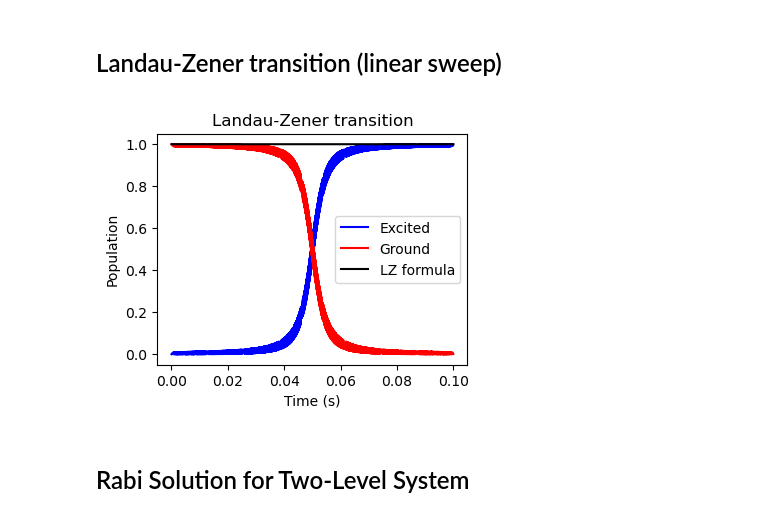
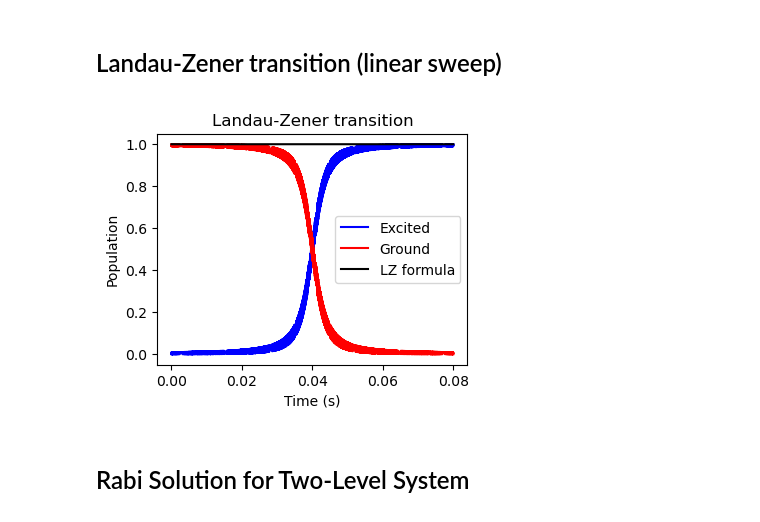
Before and after one commit to huanium/huanium, a Jupyter notebook: MIT_PhD/Fermi1/Fermi1 Calculator/Fermi1_Calculator_part_1_of_5.ipynb, the cells around one changed output. Cells and saved outputs as stored; diff of their text form; code cells hidden in the pictures.

```diff
--- a/MIT_PhD/Fermi1/Fermi1 Calculator/Fermi1_Calculator_part_1_of_5.ipynb
+++ b/MIT_PhD/Fermi1/Fermi1 Calculator/Fermi1_Calculator_part_1_of_5.ipynb
@@ -393,27 +393,27 @@ def LZ_solve(delta0, omegaR, ddelta_dt, psi0, tlist):
     return output.expect[0]
 # %%
 # calculate
-sweep_time   = 100e-3              # sweep time in secs
+sweep_time   = 80e-3              # sweep time in secs
 sweep_span   = 800e3 * 2 * np.pi   # sweep span in Hz * 2pi, make sure this is >> omegaR for good LZ
 sweep_center = 0 * 2 * np.pi # sweep center in Hz * 2pi
 ddelta_dt    = sweep_span/sweep_time   # sweep rate in Hz/s * 2pi
 delta0       = -sweep_span/2   # initial detuning in Hz * 2pi
 omegaR       = 40e3 * 2 * np.pi   # Rabi frequency in Hz * 2pi
 psi0         = basis(2,0)      # initial state
 tlist        = np.linspace(0, sweep_time, 10000)
 p_ex         = LZ_solve(delta0, omegaR, ddelta_dt, psi0, tlist)
 
 # display results
 fig, ax = plt.subplots(figsize=(4,3))
 ax.plot(tlist, np.real(p_ex), 'b', tlist, np.real(1-p_ex), 'r')
 ax.plot(tlist, 1 - np.exp(-np.pi * omegaR **2 / (2 * ddelta_dt)) * np.ones(np.shape(tlist)), 'k')
 ax.set_xlabel('Time (s)')
 ax.set_ylabel('Population')
 ax.set_title('Landau-Zener transition')
 ax.legend(("Excited", "Ground", "LZ formula"), loc=0)
 plt.show()
 # %% [output]
-[figure, old version]
+[figure, new version]
 # %% [markdown]
 # <font size = 5>Rabi Solution for Two-Level System</font>
 # %%
```
Also changed, not shown: parts of 2 cells of this notebook, 3 other files.
